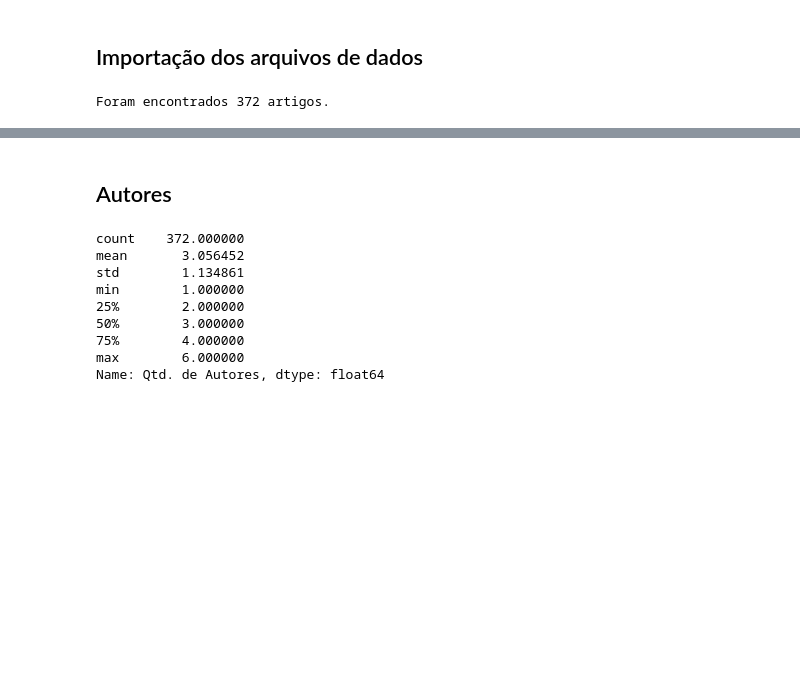
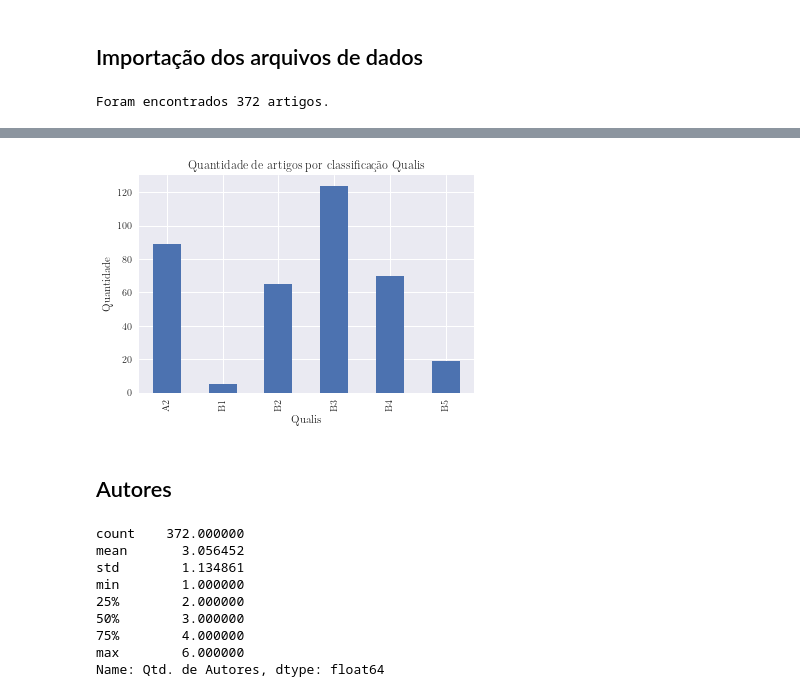
Before and after one commit to igoandrade85/contabilidade-ambiental-artigo-atual, a Jupyter notebook: src/analises.ipynb, the cells around one changed output, grey strips where cells are left out. Saved outputs shown, nothing was run; the diff lists cells and outputs as text; code cells hidden in the pictures; blank space fills up the shorter version.

```diff
--- a/src/analises.ipynb
+++ b/src/analises.ipynb
@@ -73,0 +98,3 @@ Index(['Data de Publicação', 'Título', 'Resumo', 'Palavras-chave',
+# %%
+qualis = df.groupby(['Qualis'])['Qualis'].count()
+qualis
@@ -74,3 +110,12 @@ Index(['Data de Publicação', 'Título', 'Resumo', 'Palavras-chave',
+# %%
+ax = qualis.plot(kind='bar')
+ax.set_ylabel('Quantidade')
+ax.set_title('Quantidade de artigos por classificação Qualis')
+plt.savefig('../img/artigos_qualis.png', dpi = 150, bbox_inches='tight')
+
+plt.show()
+# %% [output]
+[figure, added]
 # %% [markdown]
 ## Autores
 # %%
```
Also changed, not shown: parts of 10 cells of this notebook, 13 other files.
